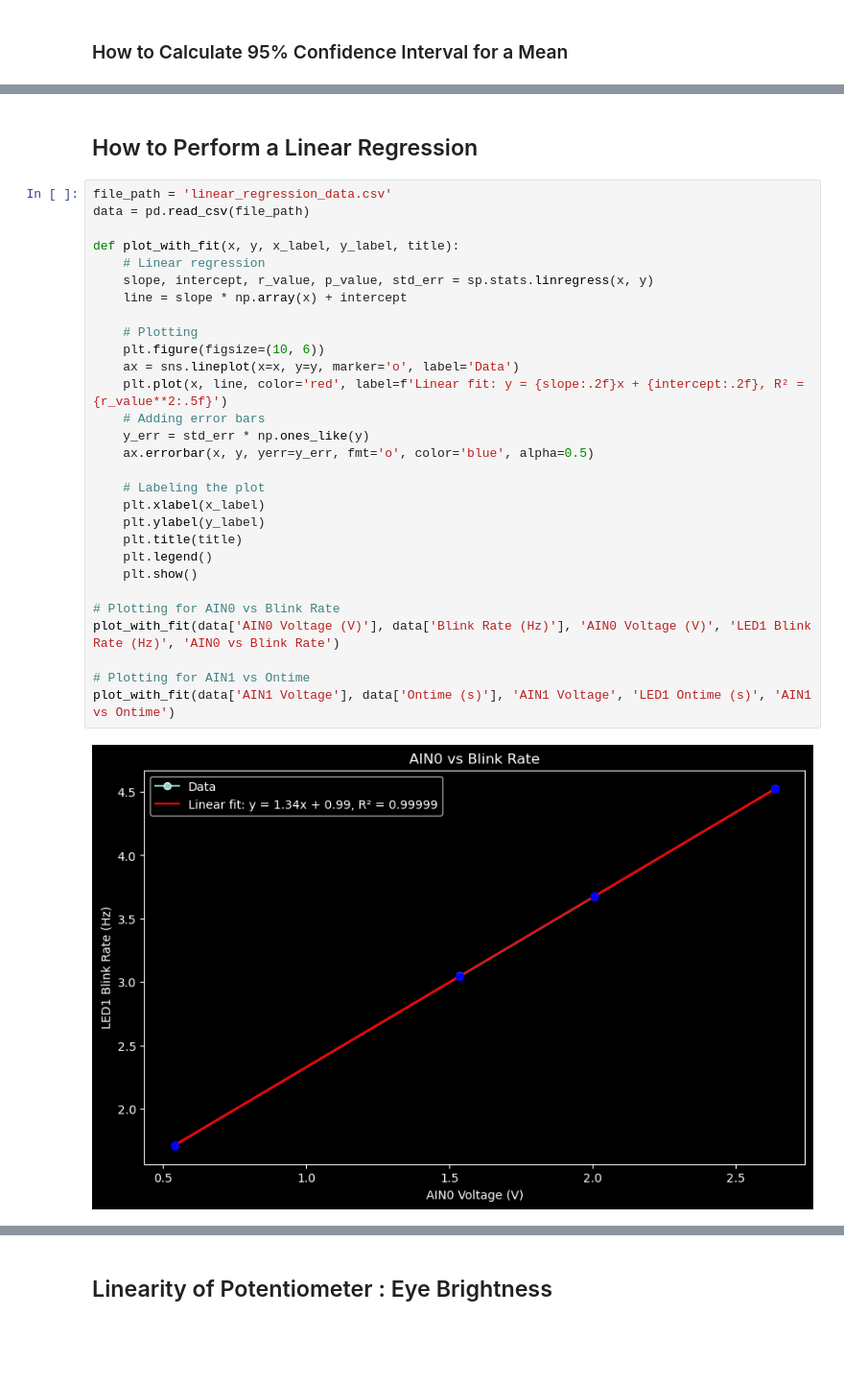
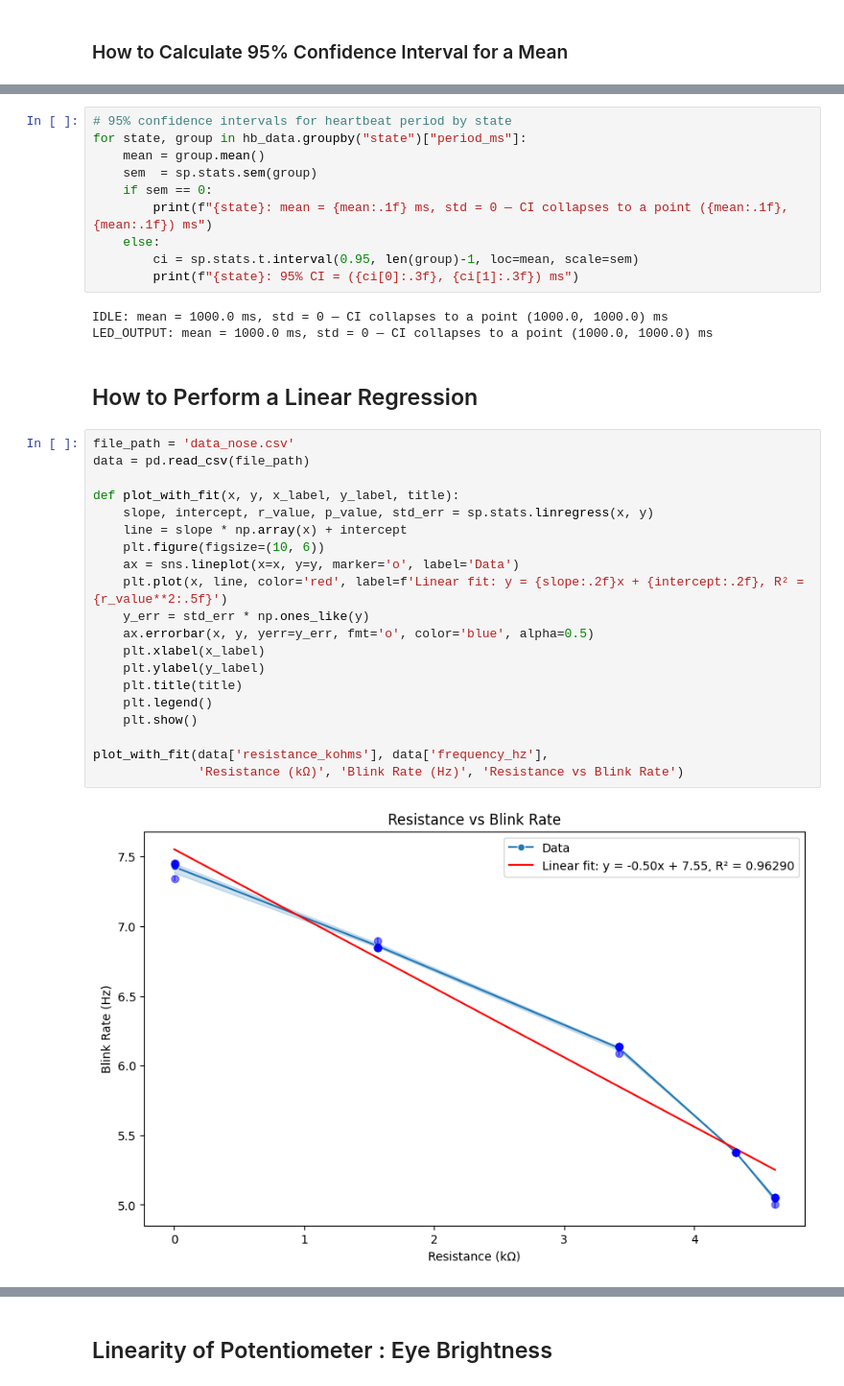
Before and after one commit to AlishaG15/Lightbox-MedTechPrototyping, a Jupyter notebook: testing/technical_report.ipynb, the cells around one changed output, grey strips where cells are left out. Shown at 96% size. Drawn from its saved outputs; the diff is of its cells as text; blank space fills up the shorter version.

Commit message:
finished testing, technical report, and images

```diff
--- a/testing/technical_report.ipynb
+++ b/testing/technical_report.ipynb
@@ -75,33 +62,37 @@ Name: Measurement Period (ms), dtype: object
+# %%
+# 95% confidence intervals for heartbeat period by state
+for state, group in hb_data.groupby("state")["period_ms"]:
+    mean = group.mean()
+    sem  = sp.stats.sem(group)
+    if sem == 0:
+        print(f"{state}: mean = {mean:.1f} ms, std = 0 — CI collapses to a point ({mean:.1f}, {mean:.1f}) ms")
+    else:
+        ci = sp.stats.t.interval(0.95, len(group)-1, loc=mean, scale=sem)
+        print(f"{state}: 95% CI = ({ci[0]:.3f}, {ci[1]:.3f}) ms")
+# %% [output]
+IDLE: mean = 1000.0 ms, std = 0 — CI collapses to a point (1000.0, 1000.0) ms
+LED_OUTPUT: mean = 1000.0 ms, std = 0 — CI collapses to a point (1000.0, 1000.0) ms
 # %% [markdown]
 ## How to Perform a Linear Regression
 # %%
-file_path = 'linear_regression_data.csv'
+file_path = 'data_nose.csv'
 data = pd.read_csv(file_path)
 
 def plot_with_fit(x, y, x_label, y_label, title):
-    # Linear regression
     slope, intercept, r_value, p_value, std_err = sp.stats.linregress(x, y)
     line = slope * np.array(x) + intercept
-
-    # Plotting
     plt.figure(figsize=(10, 6))
     ax = sns.lineplot(x=x, y=y, marker='o', label='Data')
     plt.plot(x, line, color='red', label=f'Linear fit: y = {slope:.2f}x + {intercept:.2f}, R² = {r_value**2:.5f}')
-    # Adding error bars
     y_err = std_err * np.ones_like(y)
     ax.errorbar(x, y, yerr=y_err, fmt='o', color='blue', alpha=0.5)
-
-    # Labeling the plot
     plt.xlabel(x_label)
     plt.ylabel(y_label)
     plt.title(title)
     plt.legend()
     plt.show()
 
-# Plotting for AIN0 vs Blink Rate
-plot_with_fit(data['AIN0 Voltage (V)'], data['Blink Rate (Hz)'], 'AIN0 Voltage (V)', 'LED1 Blink Rate (Hz)', 'AIN0 vs Blink Rate')
-
-# Plotting for AIN1 vs Ontime
-plot_with_fit(data['AIN1 Voltage'], data['Ontime (s)'], 'AIN1 Voltage', 'LED1 Ontime (s)', 'AIN1 vs Ontime')
+plot_with_fit(data['resistance_kohms'], data['frequency_hz'],
+              'Resistance (kΩ)', 'Blink Rate (Hz)', 'Resistance vs Blink Rate')
 # %% [output]
-[figure, old version]
+[figure, new version]
```
Also changed, not shown: parts of 16 cells of this notebook, 14 other files.
